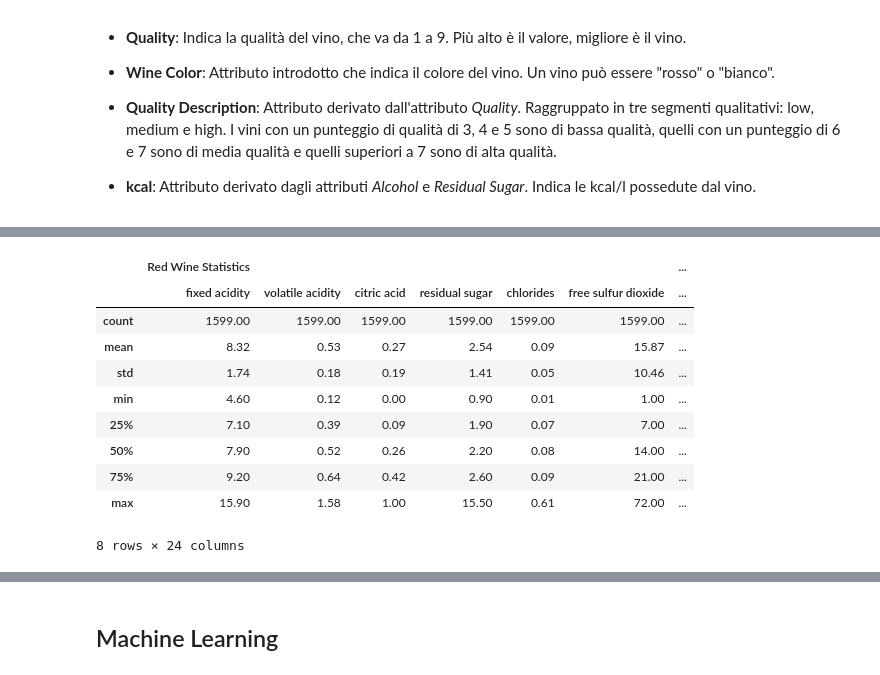
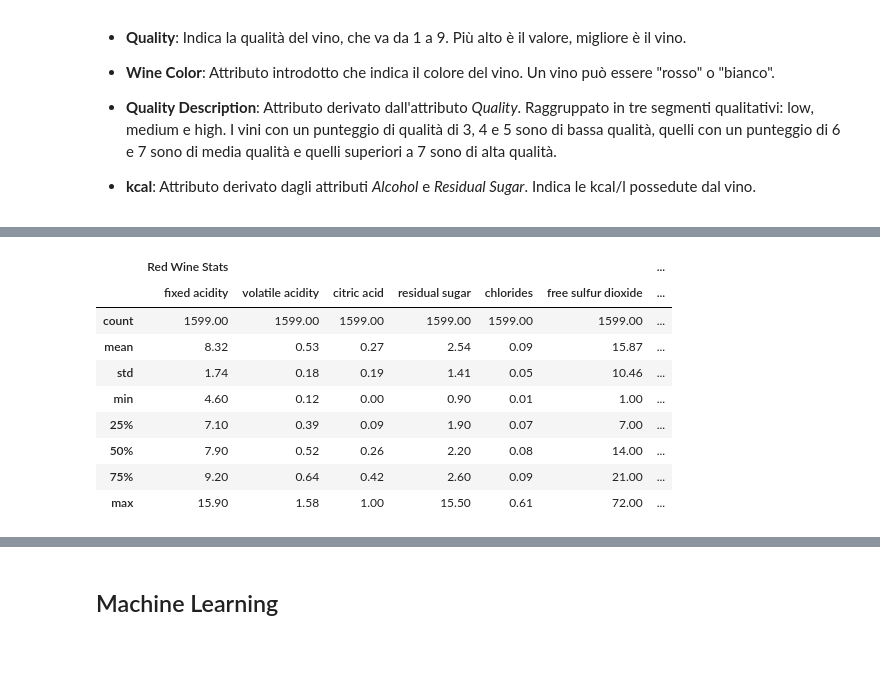
Before and after one commit to enrimon15/datascience-wine-quality, a Jupyter notebook: Wine Analysis.ipynb, the cells around one changed output, grey strips where cells are left out. Saved outputs shown, nothing was run; the diff lists cells and outputs as text; code cells hidden in the pictures.

```diff
--- a/Wine Analysis.ipynb
+++ b/Wine Analysis.ipynb
@@ -284,8 +305,8 @@ for rowVal in df_wines['residual sugar']:
     kcal_sugar.append(rowVal * 4)
 
 newRow=[]
-for idx, rowVal in enumerate(kcal_alcohol):
-    newRow.append(round(rowVal + kcal_sugar[idx])
+for rowNumer in df_wines.index:
+    newRow.append(round(kcal_alcohol[rowNumer] + kcal_sugar[rowNumer]))
 
 df_wines['kcal'] = newRow
 # %% [output]
@@ -292,0 +314,16 @@ df_wines['kcal'] = newRow
+# %%
+%%timeit
+def calculateKcalAlcohol(rowVal):
+    return rowVal * 10 * 0.79 * 7
+
+kcal_alcohol = [calculateKcalAlcohol(rowVal) for rowVal in df_wines['alcohol']]
+
+def calculateKcalSugar(rowVal):
+    return rowVal * 4
+
+kcal_sugar = [calculateKcalSugar(rowVal) for rowVal in df_wines['residual sugar']]
+
+def calculateTotalKcal(idx):
+    return round(kcal_alcohol[idx] + kcal_sugar[idx])
+
+df_wines['kcal'] = [calculateTotalKcal(idx) for idx in df_wines.index]
@@ -292,0 +332,8 @@ df_wines['kcal'] = newRow
+# %%
+%%timeit
+def calculateKcal(alcohol, sugar):
+    kcal_alcohol = alcohol * 10 * 0.79 * 7
+    kcal_sugar = sugar * 4
+    return round(kcal_alcohol + kcal_sugar)
+
+df_wines['kcal'] = df_wines[['alcohol','residual sugar']].apply(lambda val: calculateKcal(val['alcohol'], val['residual sugar']), axis=1)
@@ -293,9 +342,10 @@ df_wines['kcal'] = newRow
 # %%
+%%timeit
 newRow=[]
-for rowVal in df_wines:
-    kcal_alcohol = rowVal['alcohol'] * 10 * 0.79 * 7
-    kcal_sugar = rowVal['residual sugar'] * 4
-    newRow.append(round(kcal_alcohol + kcal_sugar)
+for rowNumer in df_wines.index:
+    kcal_alcohol = df_wines['alcohol'][rowNumer] * 10 * 0.79 * 7
+    kcal_sugar = df_wines['residual sugar'][rowNumer] * 4
+    newRow.append(round(kcal_alcohol + kcal_sugar))
 
 df_wines['kcal'] = newRow
 # %% [output]
@@ -376,11 +426,11 @@ Text(0.5, 0, 'qualità (scala da 1 a 9)')
 # %%
-#subset_attributes = ['residual sugar', 'total sulfur dioxide', 'sulphates', 'alcohol', 'volatile acidity', 'quality']
-rs = round(df_red_wine.describe(),2)
-ws = round(df_white_wine.describe(),2)
+pd.set_option("display.max_columns", None)
 
-pd.concat([rs, ws], axis=1, keys=['Red Wine Statistics', 'White Wine Statistics'])
+rs = round(df_wines[df_wines['wine color'] == 'red'].describe(),2)
+ws = round(df_wines[df_wines['wine color'] == 'white'].describe(),2)
+pd.concat([rs, ws], axis=1, keys=['Red Wine Stats', 'White Wine Stats'])
 # %% [output]
-|  | Red Wine Statistics |  |  |  |  |  | ... |
+|  | Red Wine Stats |  |  |  |  |  | ... |
 |  | fixed acidity | volatile acidity | citric acid | residual sugar | chlorides | free sulfur dioxide | ... |
 | count | 1599.00 | 1599.00 | 1599.00 | 1599.00 | 1599.00 | 1599.00 | ... |
 | mean | 8.32 | 0.53 | 0.27 | 2.54 | 0.09 | 15.87 | ... |
@@ -390,5 +440,4 @@ pd.concat([rs, ws], axis=1, keys=['Red Wine Statistics', 'White Wine Statistics'
 | 50% | 7.90 | 0.52 | 0.26 | 2.20 | 0.08 | 14.00 | ... |
 | 75% | 9.20 | 0.64 | 0.42 | 2.60 | 0.09 | 21.00 | ... |
 | max | 15.90 | 1.58 | 1.00 | 15.50 | 0.61 | 72.00 | ... |
-8 rows × 24 columns
 # %%
```
Also changed, not shown: parts of 23 cells of this notebook.
